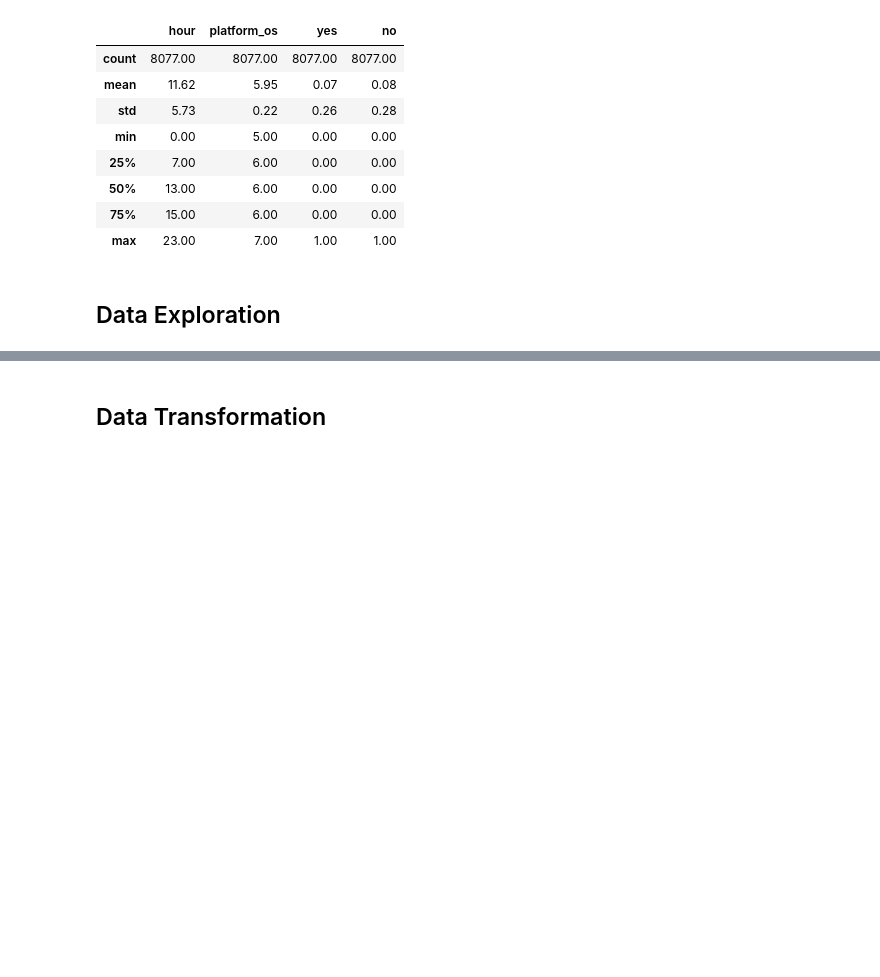
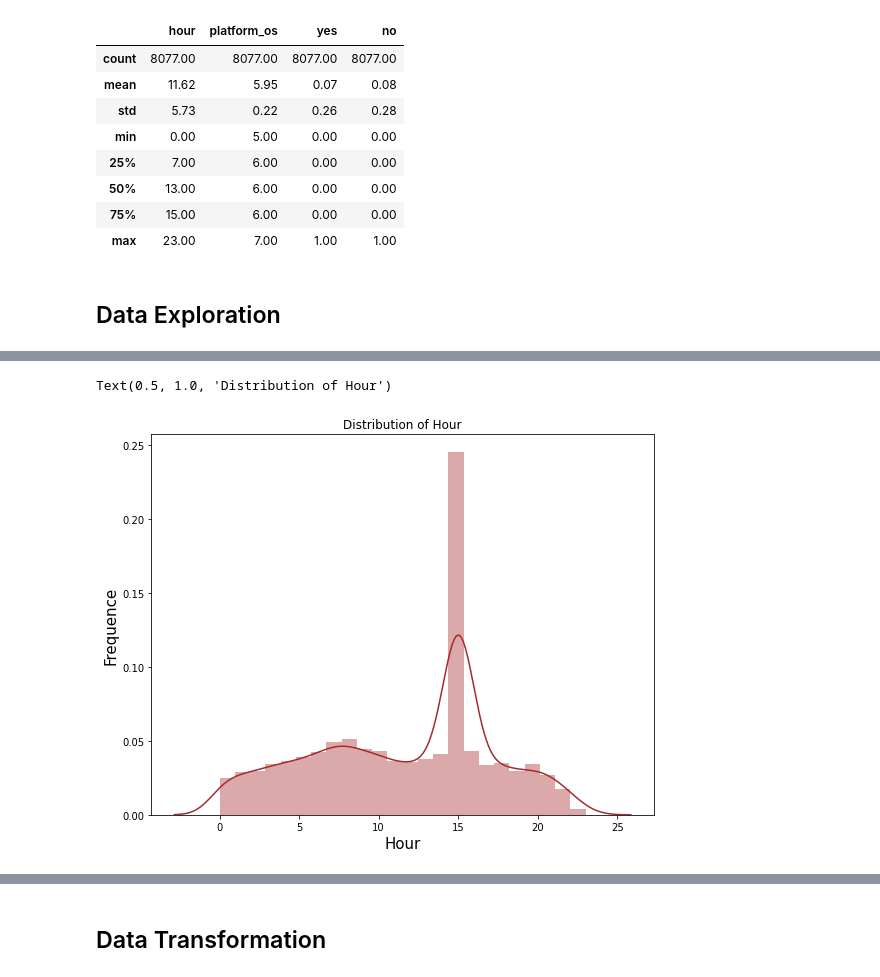
Before and after one commit to eandualem/ABTesting, a Jupyter notebook: notebooks/classical-ab-testing.ipynb, the cells around one changed output, grey strips where cells are left out. Cells and saved outputs as stored; diff of their text form; code cells hidden in the pictures; blank space fills up the shorter version.

```diff
--- a/notebooks/classical-ab-testing.ipynb
+++ b/notebooks/classical-ab-testing.ipynb
@@ -87,0 +136,10 @@ fig.show()
+# %%
+plt.figure(figsize=(9, 7))
+ax = sns.distplot(df['hour'], bins=24, color='Brown',)
+
+ax.set_xlabel('Hour', fontsize=15)
+ax.set_ylabel('Frequence', fontsize=15)
+plt.title('Distribution of Hour')
+# %% [output]
+Text(0.5, 1.0, 'Distribution of Hour')
+[figure, added]
```
Also changed, not shown: parts of 20 cells of this notebook, 1 other file.
